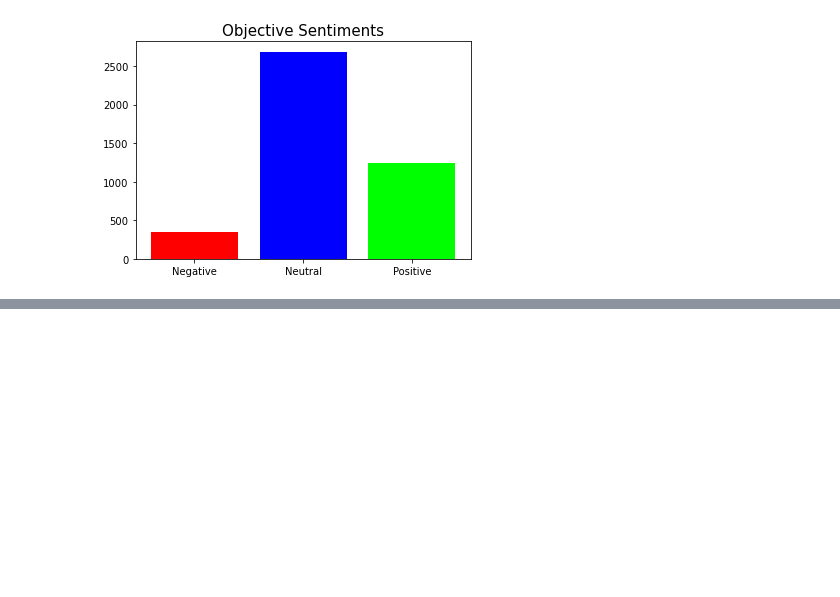
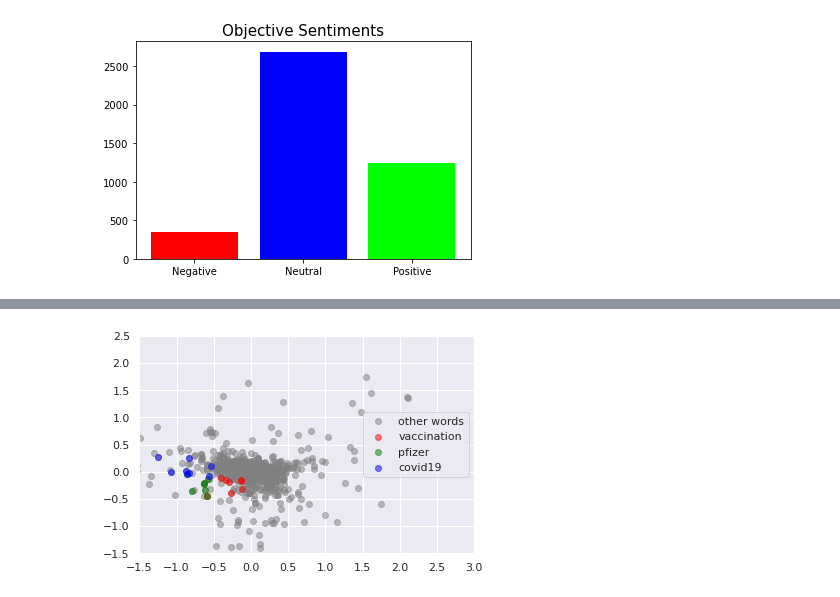
Before and after one commit to Asfiya-Baig/ECE143-PfizerVaccineTweetsAnalysis, a Jupyter notebook: notebooks/TweetAnalysis.ipynb, the cells around one changed output, grey strips where cells are left out. Cells and saved outputs as stored; diff of their text form; code cells hidden in the pictures; blank space fills up the shorter version.

```diff
--- a/notebooks/TweetAnalysis.ipynb
+++ b/notebooks/TweetAnalysis.ipynb
@@ -139,0 +314,11 @@ plot_most(dataset_tb)
+# %%
+plt.scatter(my_pca[:, 0], my_pca[:, 1], alpha=0.5, color='gray', label='other words')
+plt.scatter(my_pca[neighbor1, 0], my_pca[neighbor1, 1], alpha=0.5, color='red', label='vaccination')
+plt.scatter(my_pca[neighbor2, 0], my_pca[neighbor2, 1], alpha=0.5, color='green', label='pfizer')
+plt.scatter(my_pca[neighbor3, 0], my_pca[neighbor3, 1], alpha=0.5, color='blue', label='covid19')
+
+plt.axis((-1.5, 3, -1.5, 2.5))
+plt.legend()
+plt.show();
+# %% [output]
+[figure, added]
```
Also changed, not shown: parts of 37 cells of this notebook.
